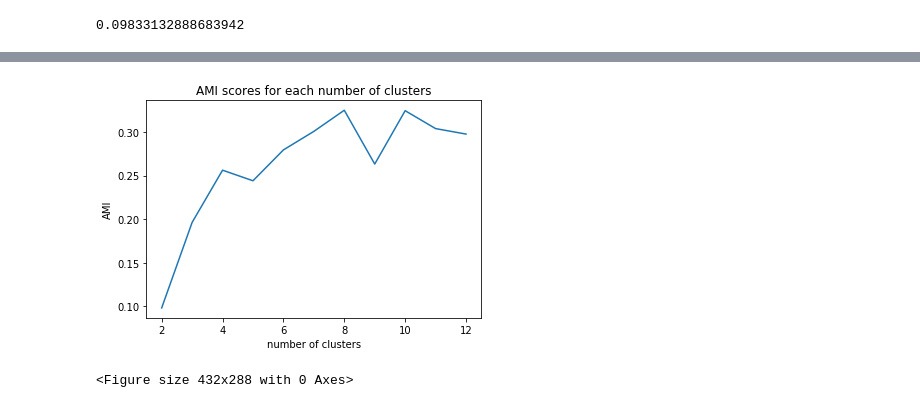
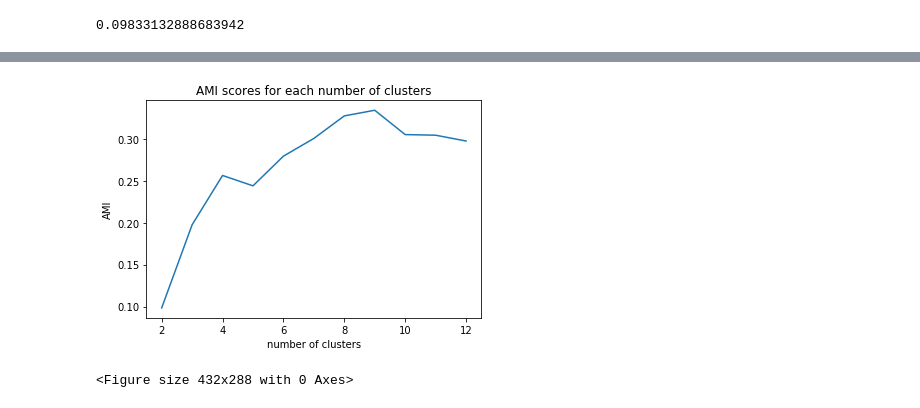
Before and after one commit to athiyadeviyani/Introductory-Applied-Machine-Learning, a Jupyter notebook: IAML_CW2.ipynb, the cells around one changed output, grey strips where cells are left out. Drawn from its saved outputs; the diff is of its cells as text; code cells hidden in the pictures.

```diff
--- a/IAML_CW2.ipynb
+++ b/IAML_CW2.ipynb
@@ -178,22 +236,22 @@ adjusted_mutual_info_score(y, kmeans.labels_)
 # %%
 no_clusters = [2,3,4,5,6,7,8,9,10,11,12]
 amis = []
 
 for i in no_clusters:
     kmeans = KMeans(n_clusters=i, random_state=1000, n_init=50)
     kmeans.fit(X)
-    ami = adjusted_mutual_info_score(y, kmeans.labels_)
+    ami = adjusted_mutual_info_score(y, kmeans.labels_, average_method='max')
     amis.append(ami)
 
 # Plot a graph
 plt.figure()
 plt.axes()
 plt.plot(no_clusters, amis)
 plt.title("AMI scores for each number of clusters")
 plt.xlabel("number of clusters")
 plt.ylabel("AMI");
 # %% [output]
-[figure, old version]
+[figure, new version]
 # %%
 fig = plt.figure()
 # %% [output]
```
Also changed, not shown: parts of 80 cells of this notebook, 10 other files.
